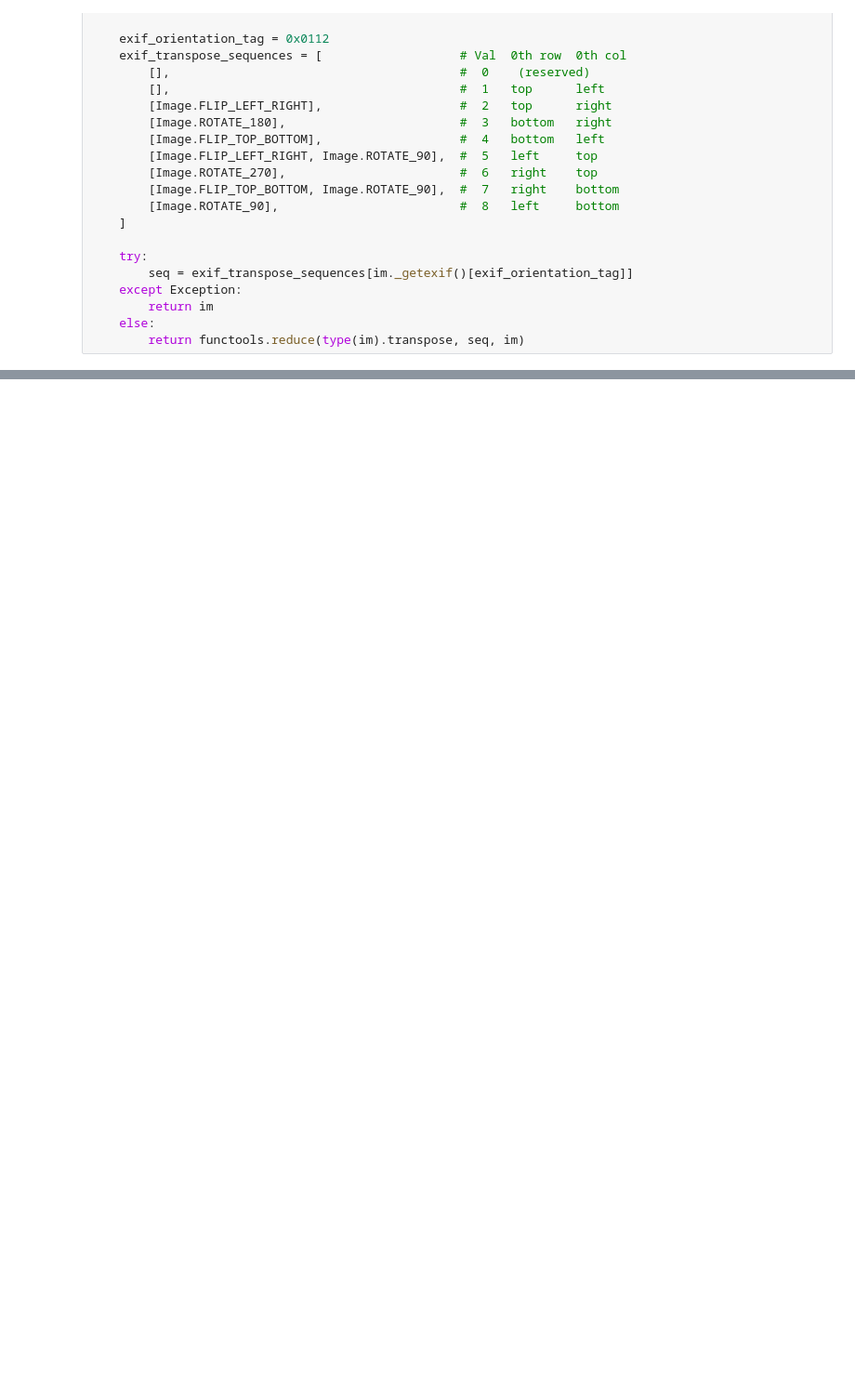
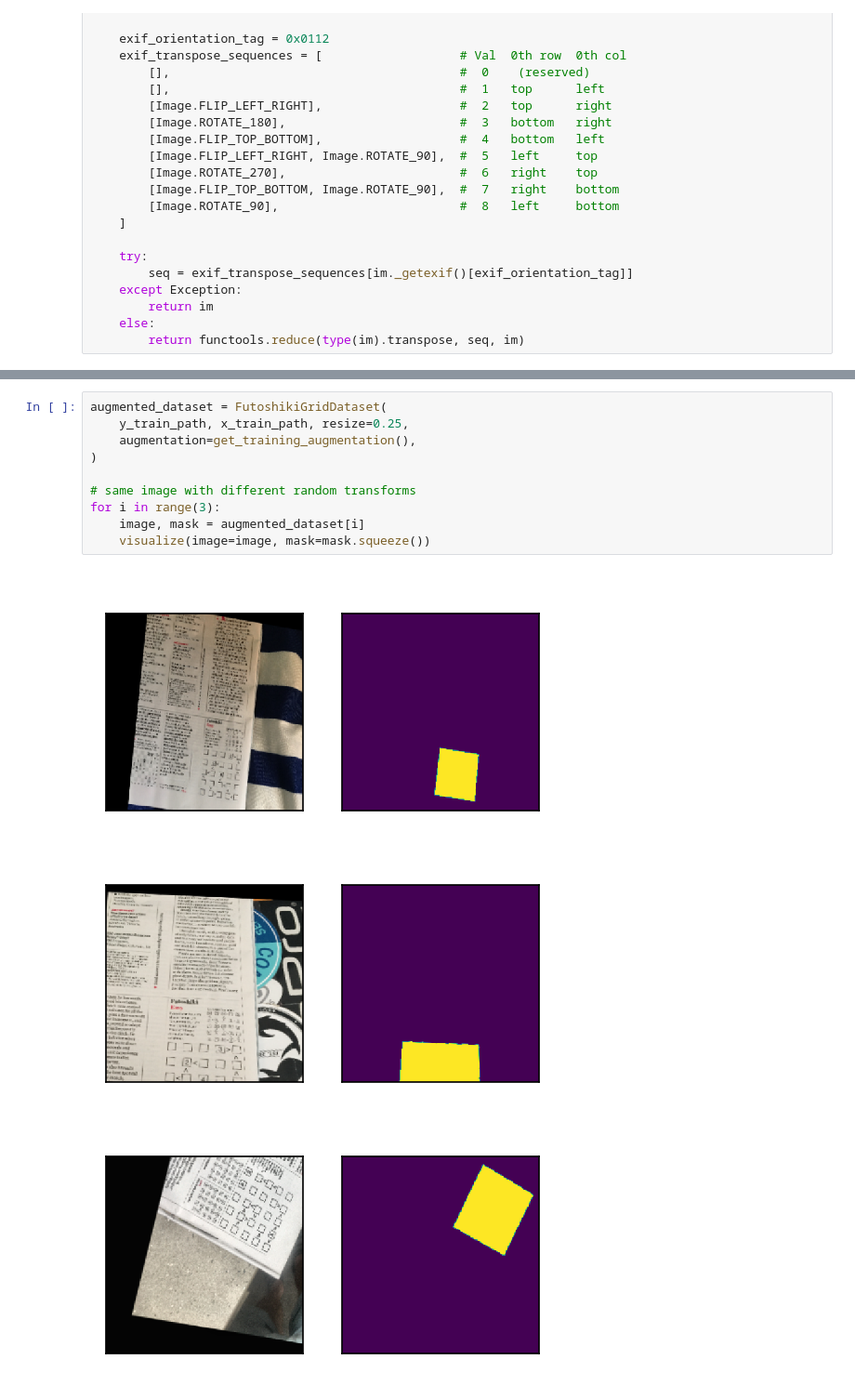
Before and after one commit to sam-watts/futoshiki-solver, a Jupyter notebook: semantic_seg.ipynb, the cells around one changed output, grey strips where cells are left out. Shown at 93% size. Drawn from its saved outputs; the diff is of its cells as text; blank space fills up the shorter version.

```diff
--- a/semantic_seg.ipynb
+++ b/semantic_seg.ipynb
@@ -391,0 +266,14 @@ dataloaders_dict = {x: torch.utils.data.DataLoader(image_datasets[x], batch_size
+# %%
+augmented_dataset = FutoshikiGridDataset(
+    y_train_path, x_train_path, resize=0.25,
+    augmentation=get_training_augmentation(),
+)
+
+# same image with different random transforms
+for i in range(3):
+    image, mask = augmented_dataset[i]
+    visualize(image=image, mask=mask.squeeze())
+# %% [output]
+[figure, added]
+[figure, added]
+[figure, added]
```
Also changed, not shown: parts of 69 cells of this notebook.
